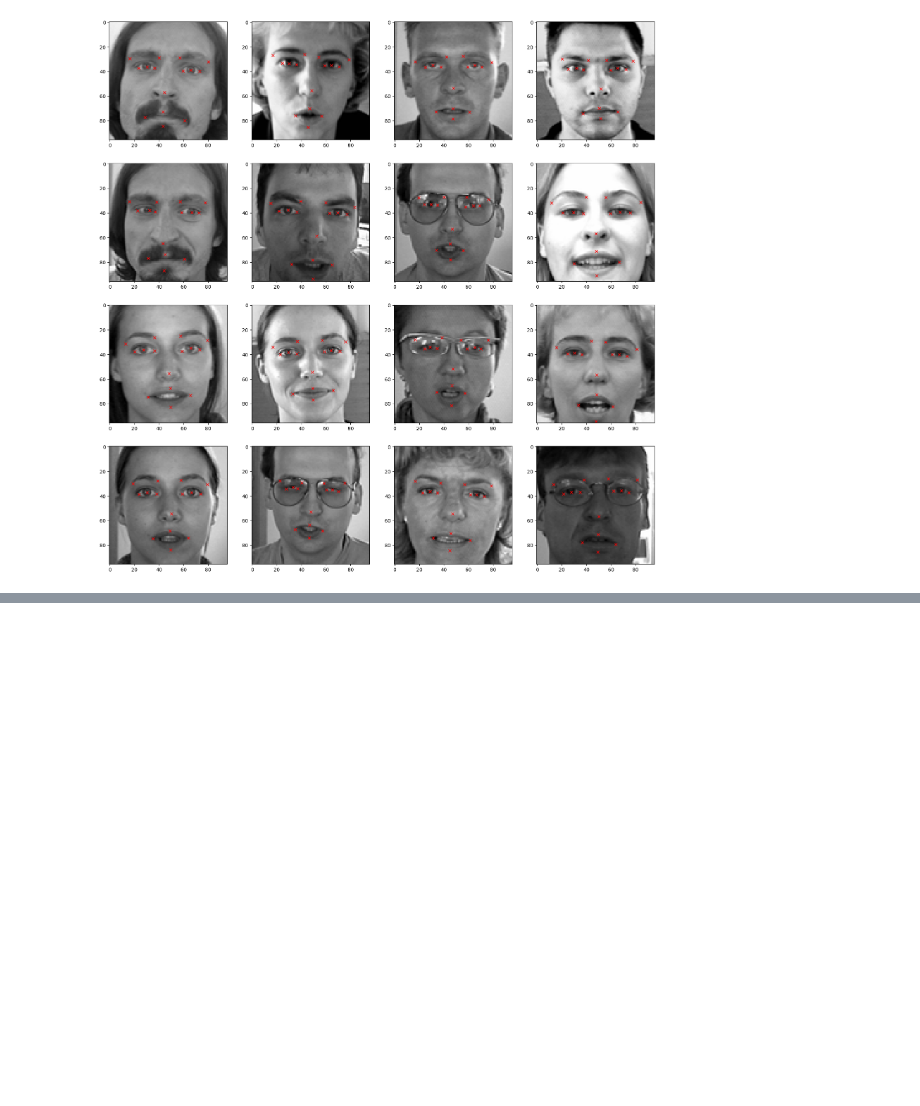
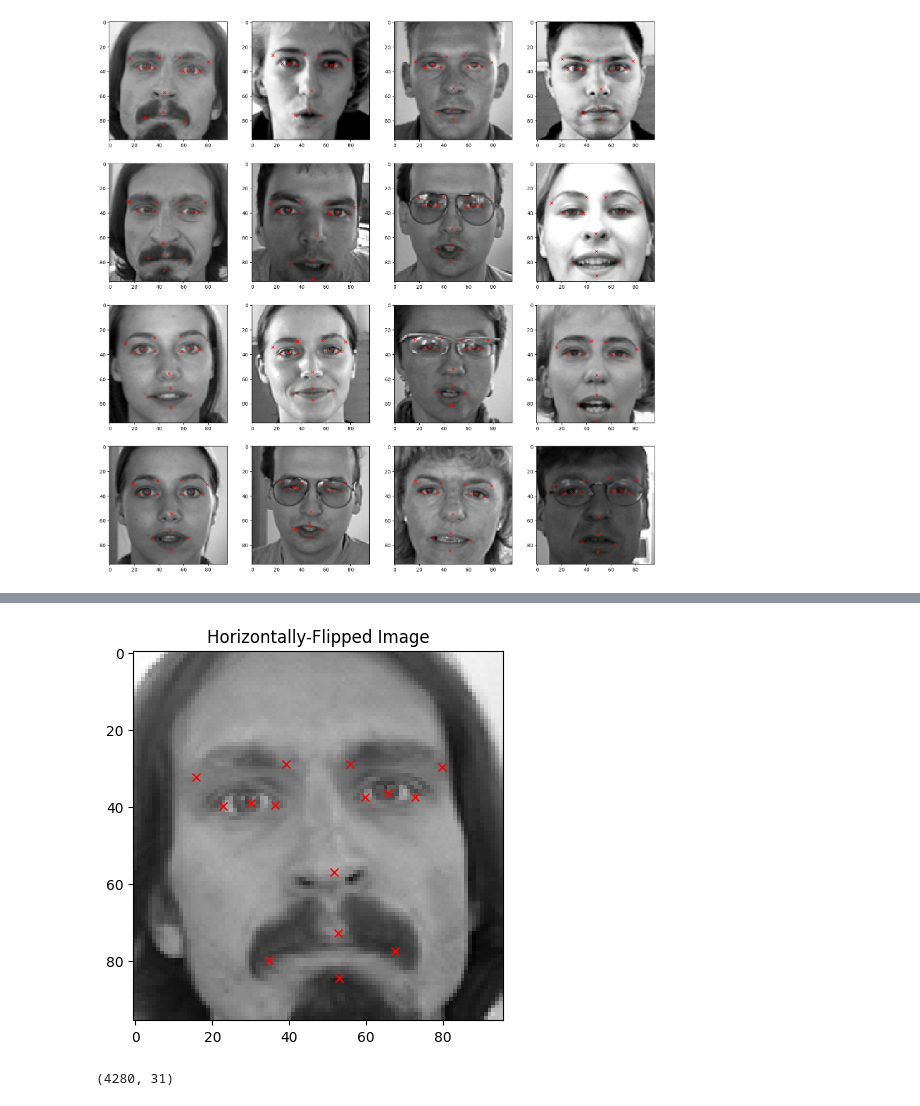
Before and after one commit to ImanNoferesti/Emotion_AI_Python, a Jupyter notebook: 1_Identifying_Facial_Key_Points.ipynb, the cells around one changed output, grey strips where cells are left out. Cells and saved outputs as stored; diff of their text form; code cells hidden in the pictures; blank space fills up the shorter version.

```diff
--- a/1_Identifying_Facial_Key_Points.ipynb
+++ b/1_Identifying_Facial_Key_Points.ipynb
@@ -166,0 +211,15 @@ for i in range(64):
+# %%
+# Display the horizontal-flipped image
+plt.imshow(key_facial_df_copy['Image'][0], cmap='gray')
+plt.title("Horizontally-Flipped Image")
+for i in range(1,31,2):
+  plt.plot(key_facial_df_copy.loc[0][i-1], key_facial_df_copy.loc[0][i], 'rx')
+# %% [output]
+[figure, added]
+# %%
+# Concatenate the original dataframe with the augmented one
+augmented_df = np.concatenate((key_facial_df, key_facial_df_copy))
+
+augmented_df.shape
+# %% [output]
+(4280, 31)
```
Also changed, not shown: parts of 12 cells of this notebook.
